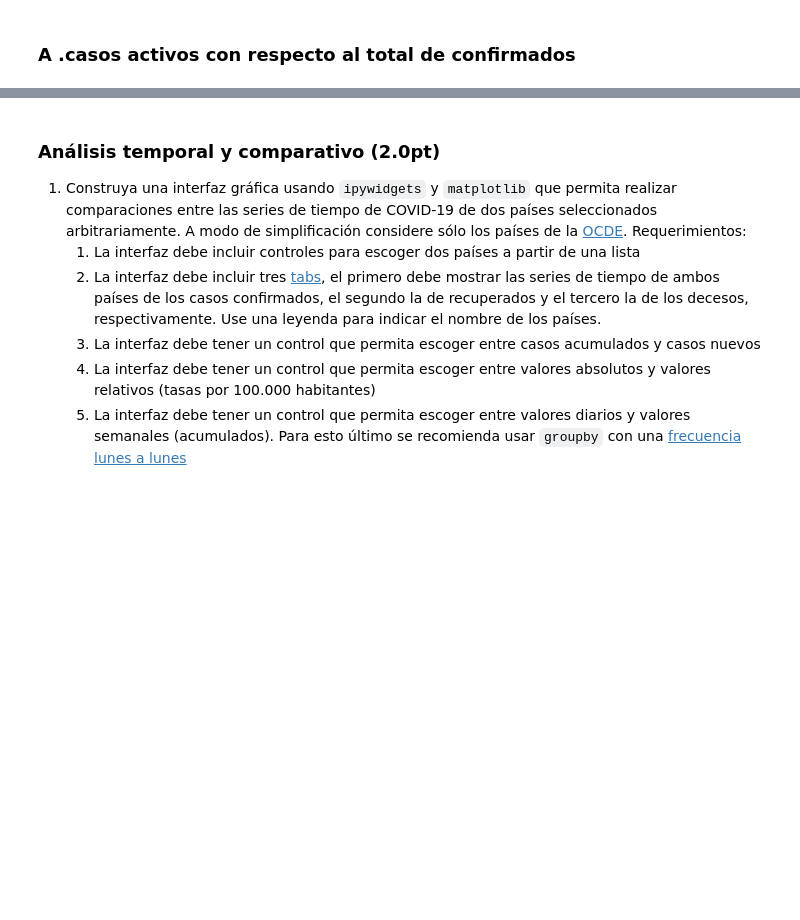
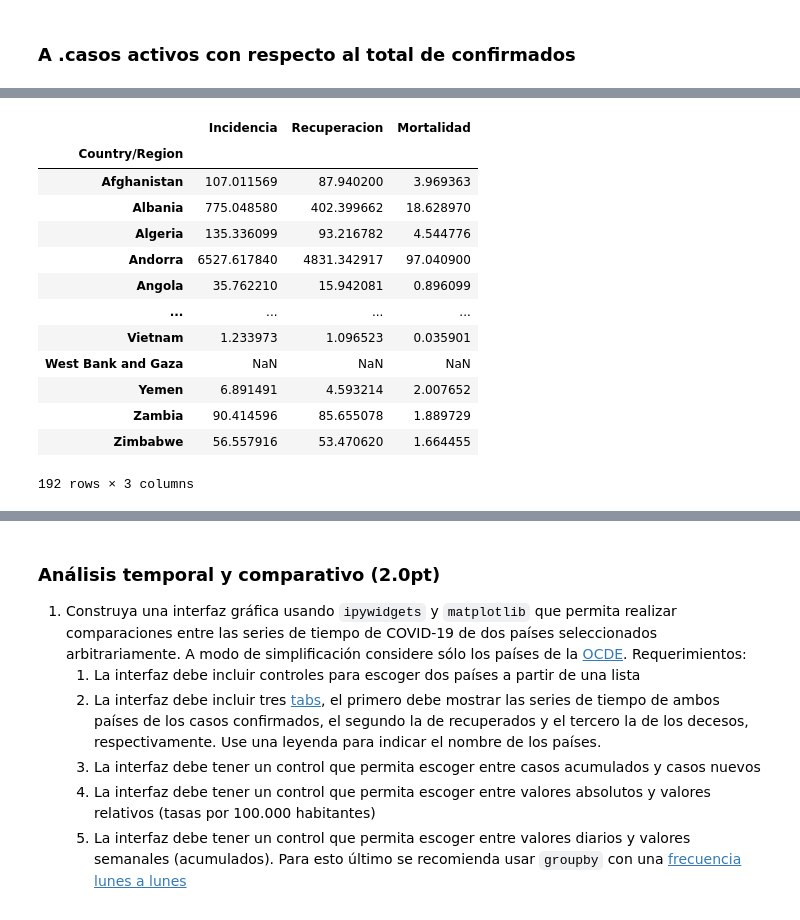
Before and after one commit to fehrmann11/Tarea-1-COVID-19, a Jupyter notebook: info147_tarea1.ipynb, the cells around one changed output, grey strips where cells are left out. Cells and saved outputs as stored; diff of their text form; code cells hidden in the pictures; blank space fills up the shorter version.

```diff
--- a/info147_tarea1.ipynb
+++ b/info147_tarea1.ipynb
@@ -218,0 +225,2 @@ data_df
+# %%
+incidencia = (total_confirmados*100000)/df_population_merge['Population (2020)']
@@ -218,0 +229,2 @@ data_df
+# %%
+recuperacion = (total_recuperados*100000)/df_population_merge['Population (2020)']
@@ -218,0 +233,24 @@ data_df
+# %%
+mortalidad = (total_muertes*100000)/df_population_merge['Population (2020)']
+# %%
+data_2_df = pd.DataFrame(data={
+    'Incidencia':incidencia,
+    'Recuperacion':recuperacion,
+    'Mortalidad':mortalidad
+    },index=df_confirmados.index)
+data_2_df
+# %% [output]
+|  | Incidencia | Recuperacion | Mortalidad |
+| Country/Region |  |  |  |
+| Afghanistan | 107.011569 | 87.940200 | 3.969363 |
+| Albania | 775.048580 | 402.399662 | 18.628970 |
+| Algeria | 135.336099 | 93.216782 | 4.544776 |
+| Andorra | 6527.617840 | 4831.342917 | 97.040900 |
+| Angola | 35.762210 | 15.942081 | 0.896099 |
+| ... | ... | ... | ... |
+| Vietnam | 1.233973 | 1.096523 | 0.035901 |
+| West Bank and Gaza | NaN | NaN | NaN |
+| Yemen | 6.891491 | 4.593214 | 2.007652 |
+| Zambia | 90.414596 | 85.655078 | 1.889729 |
+| Zimbabwe | 56.557916 | 53.470620 | 1.664455 |
+192 rows × 3 columns
```
Also changed, not shown: parts of 32 cells of this notebook.
